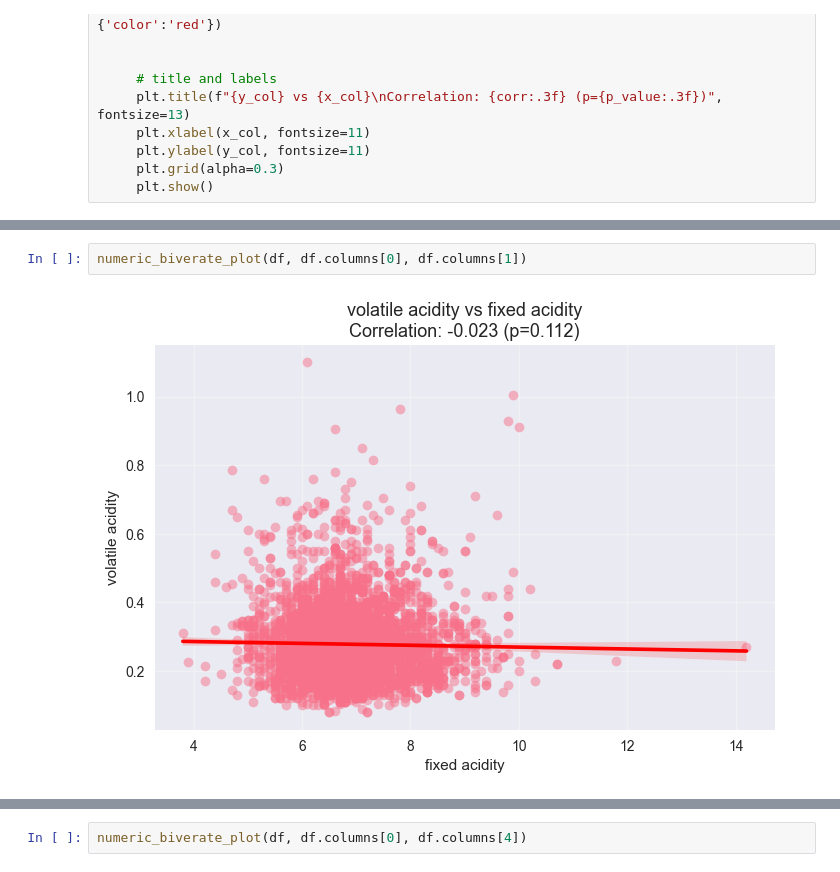
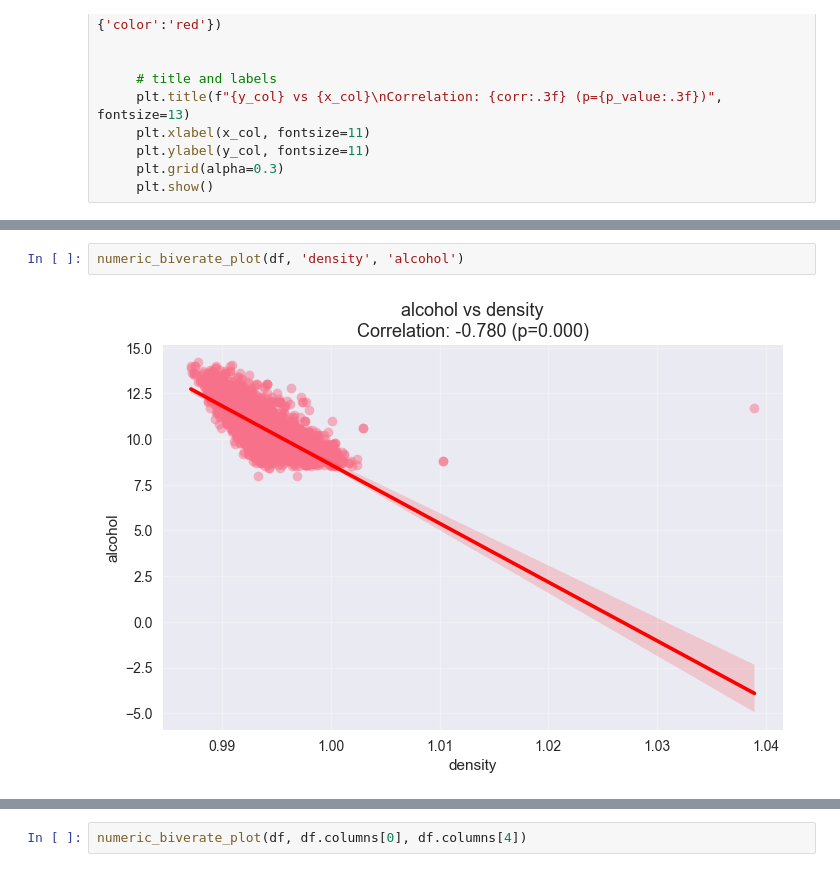
Before and after one commit to Tee-AiEng/Projects, a Jupyter notebook: Machinelearning/white_wine.ipynb, the cells around one changed output, grey strips where cells are left out. Cells and saved outputs as stored; diff of their text form.

```diff
--- a/Machinelearning/white_wine.ipynb
+++ b/Machinelearning/white_wine.ipynb
@@ -528,6 +530,6 @@ Index(['fixed acidity', 'volatile acidity', 'citric acid', 'residual sugar',
       dtype='object')
 # %%
-numeric_biverate_plot(df, df.columns[0], df.columns[1])
+numeric_biverate_plot(df, 'density', 'alcohol')
 # %% [output]
-[figure, old version]
+[figure, new version]
 # %%
```
Also changed, not shown: parts of 10 cells of this notebook, 1 other file.
